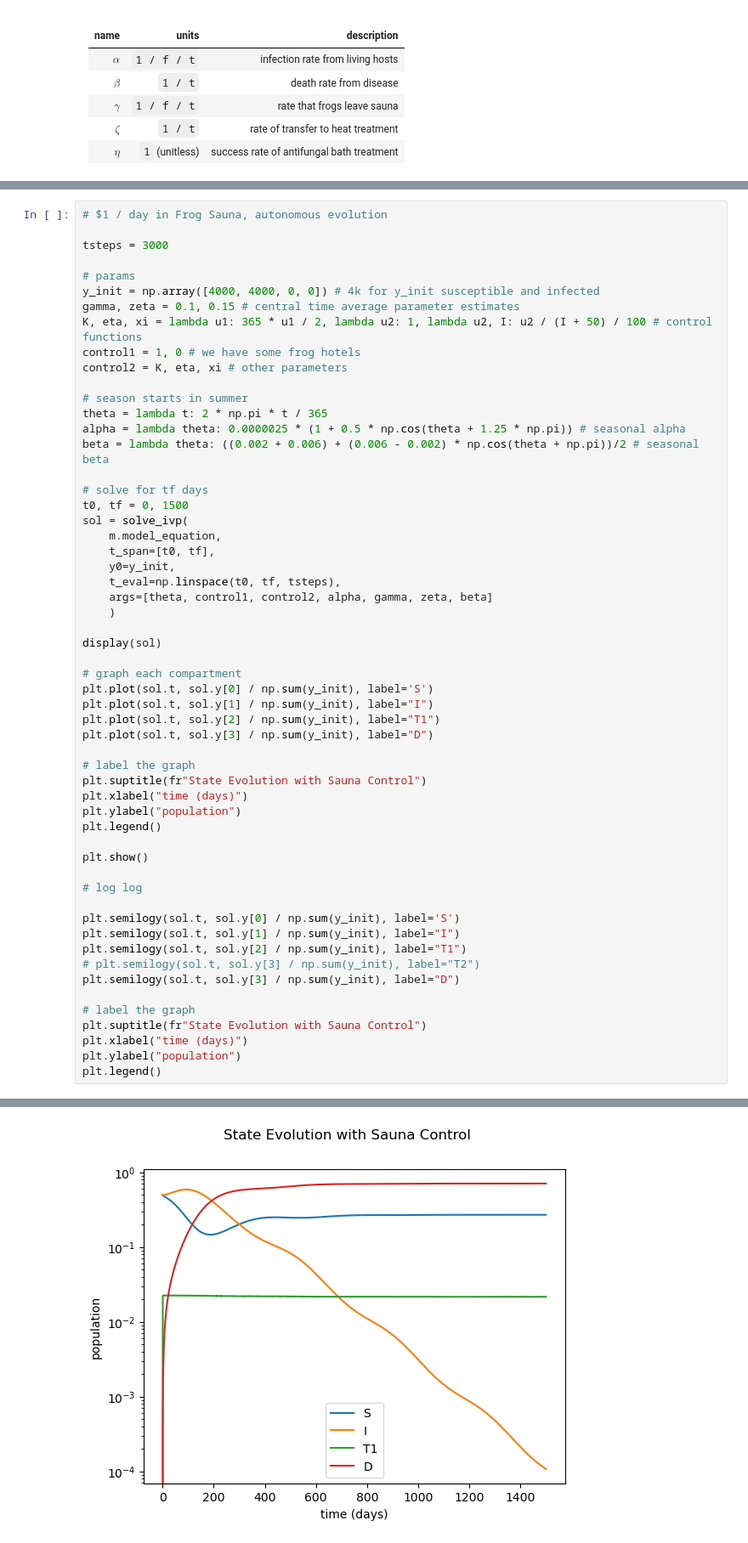
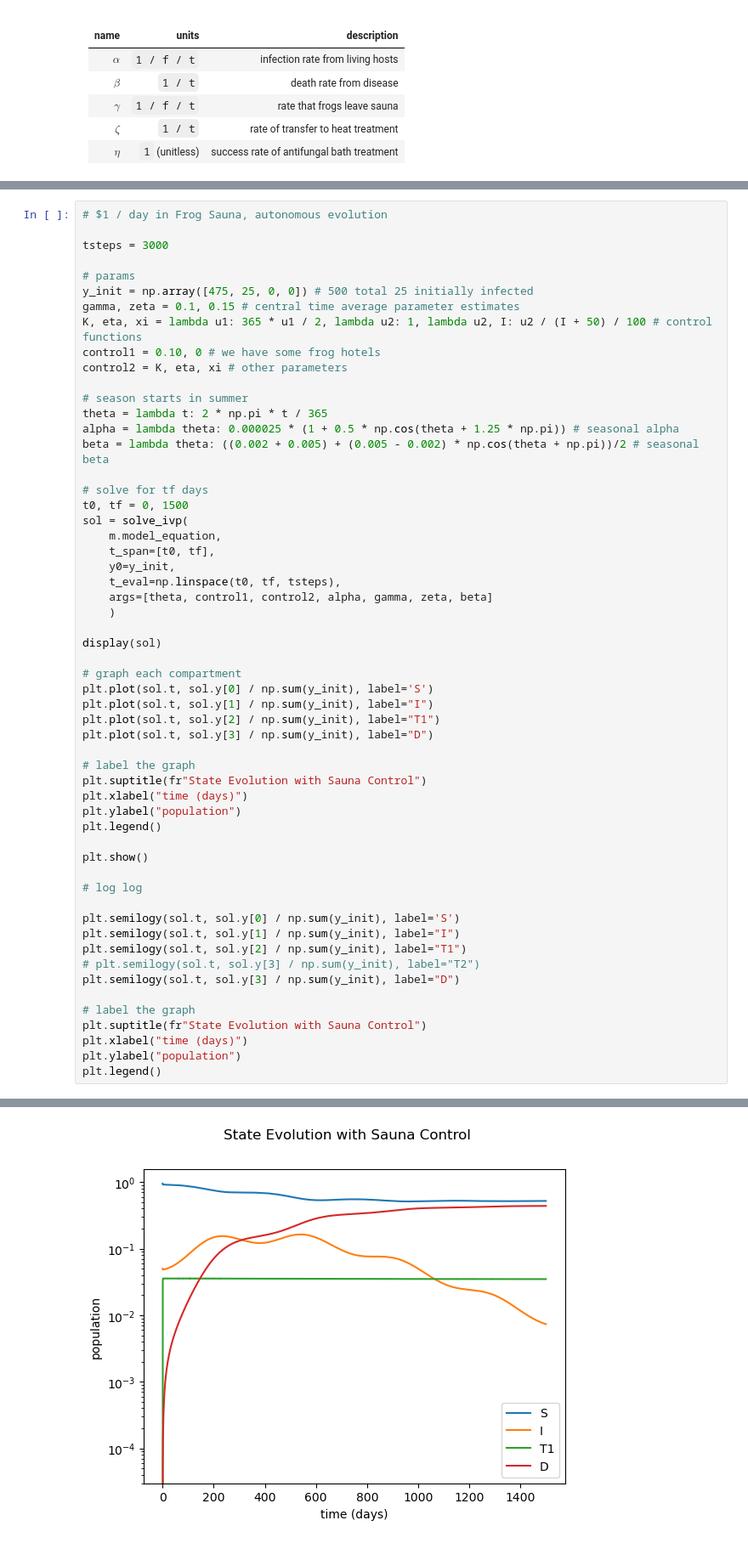
Before and after one commit to ACME-Vol4-Project1/save-axolotls-control, a Jupyter notebook: test_model.ipynb, the cells around one changed output, grey strips where cells are left out. Shown at 85% size. Cells and saved outputs as stored; diff of their text form.

```diff
--- a/test_model.ipynb
+++ b/test_model.ipynb
@@ -101,16 +101,16 @@ plt.legend()
 tsteps = 3000
 
 # params
-y_init = np.array([4000, 4000, 0, 0]) # 4k for y_init susceptible and infected
+y_init = np.array([475, 25, 0, 0]) # 500 total 25 initially infected
 gamma, zeta = 0.1, 0.15 # central time average parameter estimates
 K, eta, xi = lambda u1: 365 * u1 / 2, lambda u2: 1, lambda u2, I: u2 / (I + 50) / 100 # control functions
-control1 = 1, 0 # we have some frog hotels
+control1 = 0.10, 0 # we have some frog hotels
 control2 = K, eta, xi # other parameters
 
 # season starts in summer
 theta = lambda t: 2 * np.pi * t / 365
-alpha = lambda theta: 0.0000025 * (1 + 0.5 * np.cos(theta + 1.25 * np.pi)) # seasonal alpha
-beta = lambda theta: ((0.002 + 0.006) + (0.006 - 0.002) * np.cos(theta + np.pi))/2 # seasonal beta
+alpha = lambda theta: 0.000025 * (1 + 0.5 * np.cos(theta + 1.25 * np.pi)) # seasonal alpha
+beta = lambda theta: ((0.002 + 0.005) + (0.005 - 0.002) * np.cos(theta + np.pi))/2 # seasonal beta
 
 # solve for tf days
 t0, tf = 0, 1500
@@ -170,5 +170,5 @@ plt.legend()
 <matplotlib.legend.Legend at 0x...>
-[figure, old version]
+[figure, new version]
 # %%
 # $1000 / day in Frog treatment, autonomous evolution
 
```
Also changed, not shown: parts of 4 cells of this notebook.
